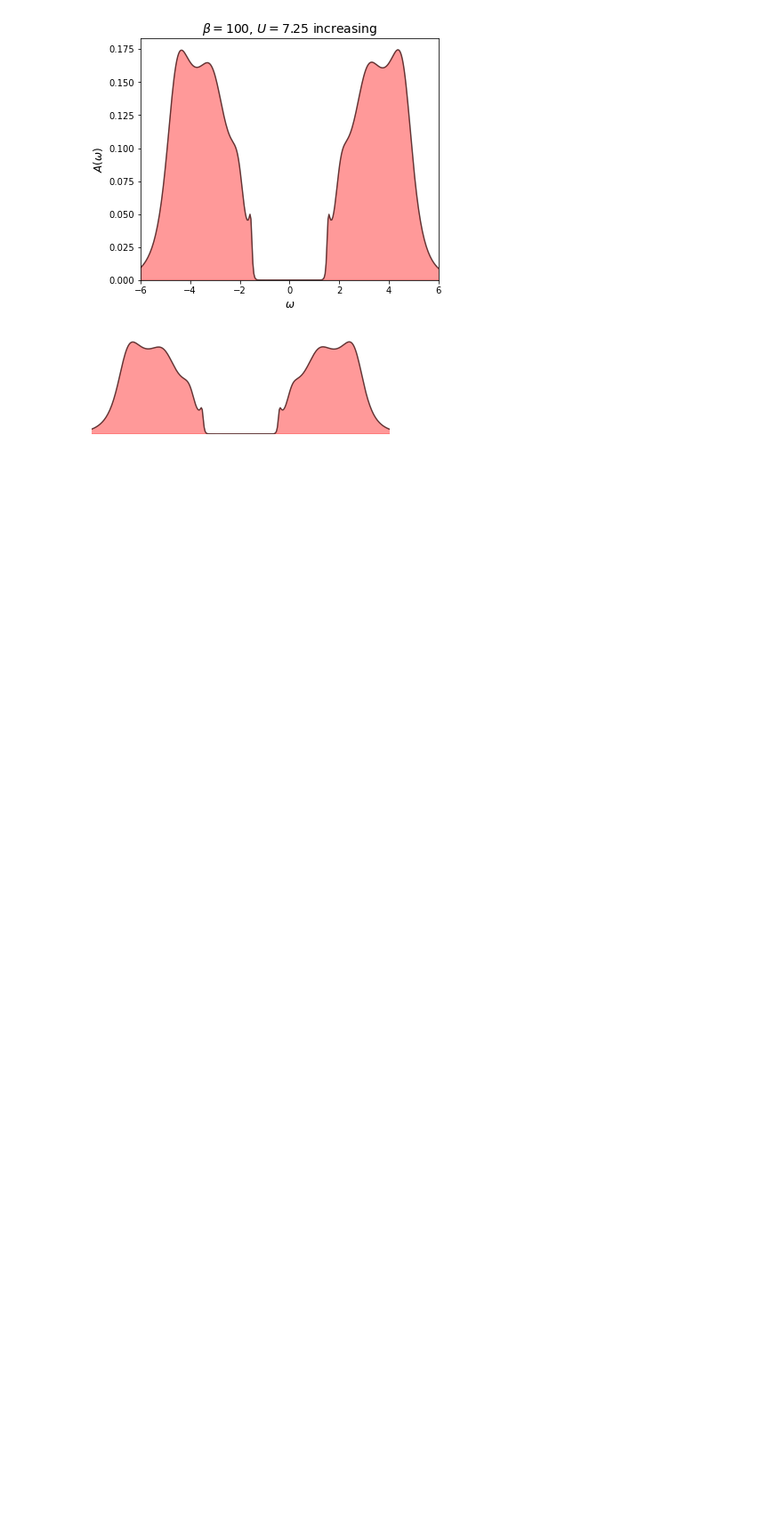
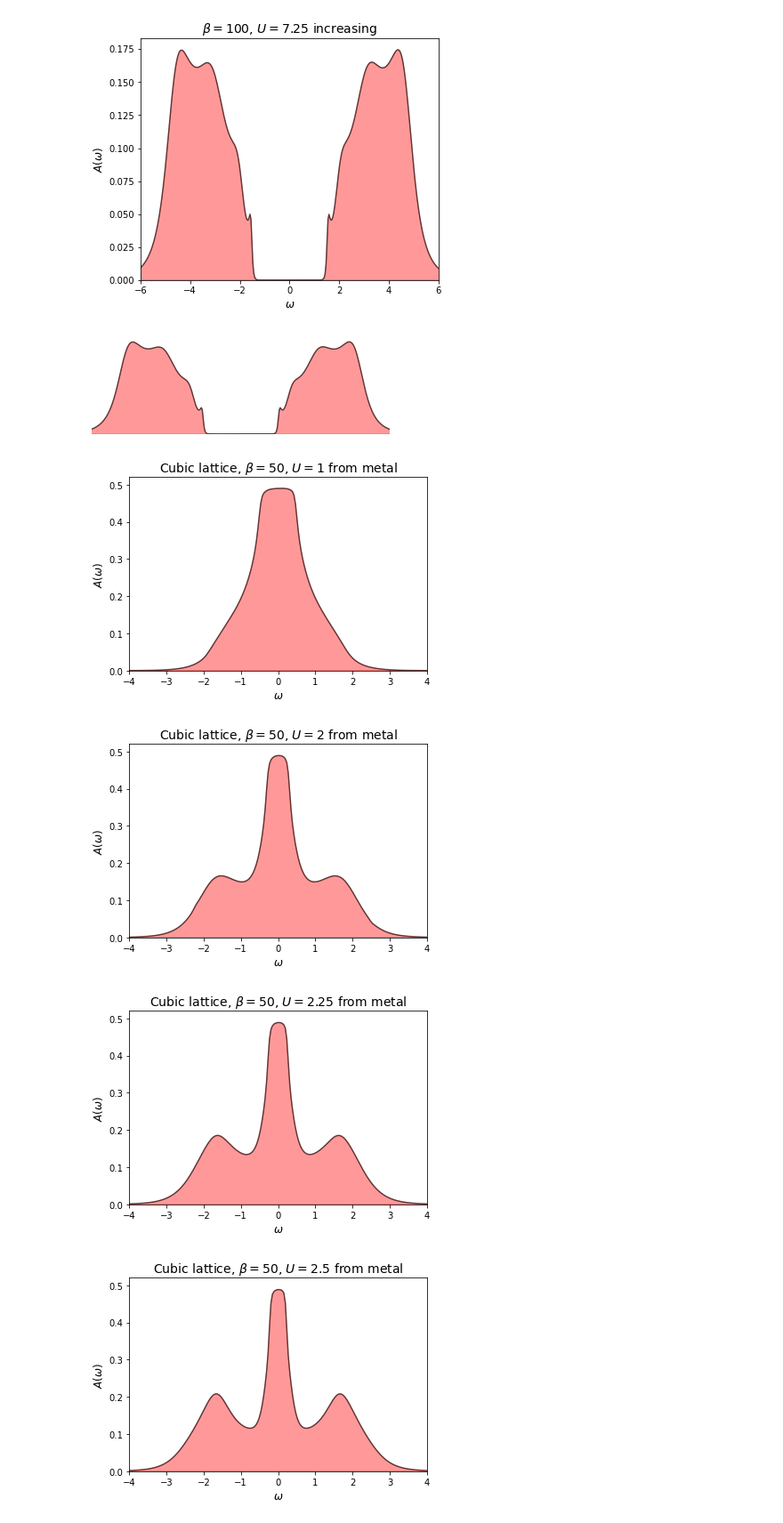
Before and after one commit to romainfd/DMFT-solver, a Jupyter notebook: Pade_analytic_continuation.ipynb, the cells around one changed output. Shown at 89% size. Cells and saved outputs as stored; diff of their text form; code cells hidden in the pictures; blank space fills up the shorter version.

```diff
--- a/Pade_analytic_continuation.ipynb
+++ b/Pade_analytic_continuation.ipynb
@@ -158,3 +158,29 @@ plt.savefig(out_phase_img, bbox_inches='tight')
 # %% [output]
 [figure]
 [figure]
+# %%
+nw_out = 1000
+emin = -19.4
+emax = 19.4
+beta = 50
+for U in [1,2,2.25,2.5,2.75,3,3.25,3.5,3.75,4,4.25,4.5,4.75,5,5.25,5.5,5.75,6]:
+    filename = 'U' + str(U) + '-beta' + str(beta)
+    inf = 'data_cubic_from_metal/' + filename + '.npz'
+    out_img = 'data_cubic_from_metal/' + filename + '.dos.pdf'
+
+    out = pade_analytic_continuation(nw_out, emin, emax, inf)
+
+    plt.figure(figsize=(6,4))
+    plt.plot(out[:, 0].real, -out[:, 1].imag/np.pi, color='black', alpha=0.6)
+    plt.fill_between(out[:, 0].real, -out[:, 1].imag/np.pi, color='red', alpha=0.4)
+    plt.xlim(-4, 4)
+    plt.ylim(0, 0.52)
+    plt.xlabel(r'$\omega$', fontsize=12)
+    plt.ylabel(r'$A(\omega)$', fontsize=12)
+    plt.title(r'Cubic lattice, $\beta = {}$, $U = {}$ from metal'.format(beta, U), fontsize=14)
+    plt.savefig(out_img, bbox_inches='tight')
+# %% [output]
+[figure, added]
+[figure, added]
+[figure, added]
+[figure, added]
```
Also changed, not shown: parts of 1 cell of this notebook, 13 other files.
